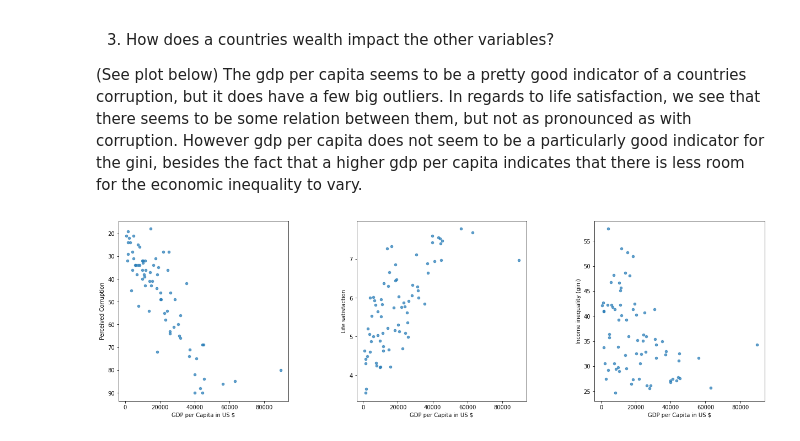
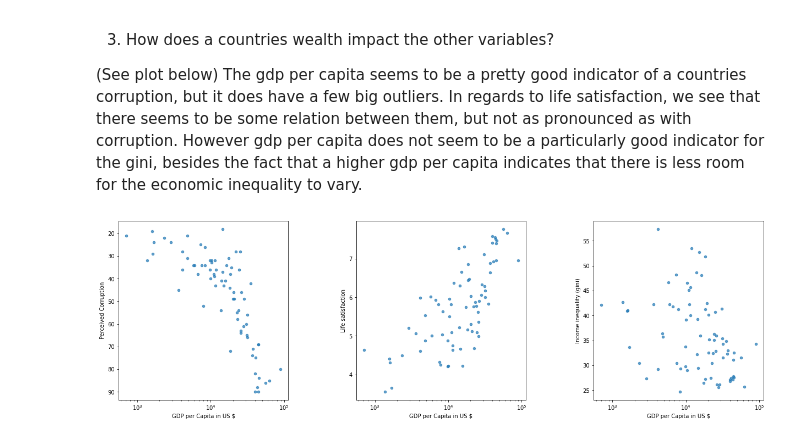
Before and after one commit to jerge/DAT405-DSC, a Jupyter notebook: Lab1.ipynb, the cells around one changed output. Cells and saved outputs as stored; diff of their text form; code cells hidden in the pictures.

```diff
--- a/Lab1.ipynb
+++ b/Lab1.ipynb
@@ -252,0 +299,33 @@ plt.show()
+# %%
+from sklearn import preprocessing
+
+# Read data
+incomeInEq = pd.read_csv("economic-inequality-gini-index.csv")
+corruption = pd.read_csv("TI-corruption-perception-index.csv")
+gdpCap = pd.read_csv("gdp-per-capita-worldbank.csv")
+satisfaction = pd.read_csv("happiness-cantril-ladder.csv")
+
+# Merge, data cleaning, set index
+countries = incomeInEq.merge(corruption).merge(gdpCap).merge(satisfaction).set_index("Code")
+countries.columns= ["country","year","gini","corruption","gdp_capita","satisfaction"]
+
+# Data cleaning, choose year 2012
+countries = countries[countries.year == 2012]
+
+# Normalize GDP per capita
+min_max_scaler = preprocessing.MinMaxScaler()
+x = countries[['gdp_capita']].values.astype(float)
+x_scaled = min_max_scaler.fit_transform(x)
+# Increase to more readable values
+norm_gdp_capita = (x_scaled+0.01)*300
+
+# Plotting
+plt.rcParams['figure.figsize'] = [1*7, 1*6]
+fig, ax = plt.subplots()
+countries.plot.scatter(x="corruption", y="gini", s=norm_gdp_capita,c=countries.satisfaction,cmap="RdYlGn", ax=ax, alpha=0.8)
+ax.set_xlabel("Perceived Corruption")
+ax.set_ylabel("Income inequality (gini)")
+
+ax.invert_xaxis() # Flip the corruption to have high corruption be to the right
+
+plt.show()
@@ -271,21 +352,21 @@ It might simply be the case that the dots around gini ~50 are outliers where the
 # %%
 #Plotting
 plt.rcParams['figure.figsize'] = [3*7, 1*6] #Resize figure to allow 2 subplots in x
 
 fig, (ax1,ax2,ax3) = plt.subplots(1,3)
-countries.plot.scatter(x="gdp_capita",y="corruption", alpha=0.7, ax=ax1)
-countries.plot.scatter(x="gdp_capita",y="satisfaction", alpha=0.7, ax=ax2)
-countries.plot.scatter(x="gdp_capita",y="gini", alpha=0.7, ax=ax3)
+countries.plot.scatter(x="gdp_capita",y="corruption", logx=True,alpha=0.7, ax=ax1)
+countries.plot.scatter(x="gdp_capita",y="satisfaction",logx=True, alpha=0.7, ax=ax2)
+countries.plot.scatter(x="gdp_capita",y="gini",logx=True, alpha=0.7, ax=ax3)
 
 plt.subplots_adjust(wspace=0.4)
 
 ax1.set_xlabel("GDP per Capita in US $")
 ax1.set_ylabel("Perceived Corruption")
 ax2.set_xlabel("GDP per Capita in US $")
 ax2.set_ylabel("Life satisfaction")
 ax3.set_xlabel("GDP per Capita in US $")
 ax3.set_ylabel("Income inequality (gini)")
 ax1.invert_yaxis()
 plt.show()
 # %% [output]
-[figure, old version]
+[figure, new version]
```
Also changed, not shown: parts of 48 cells of this notebook.
